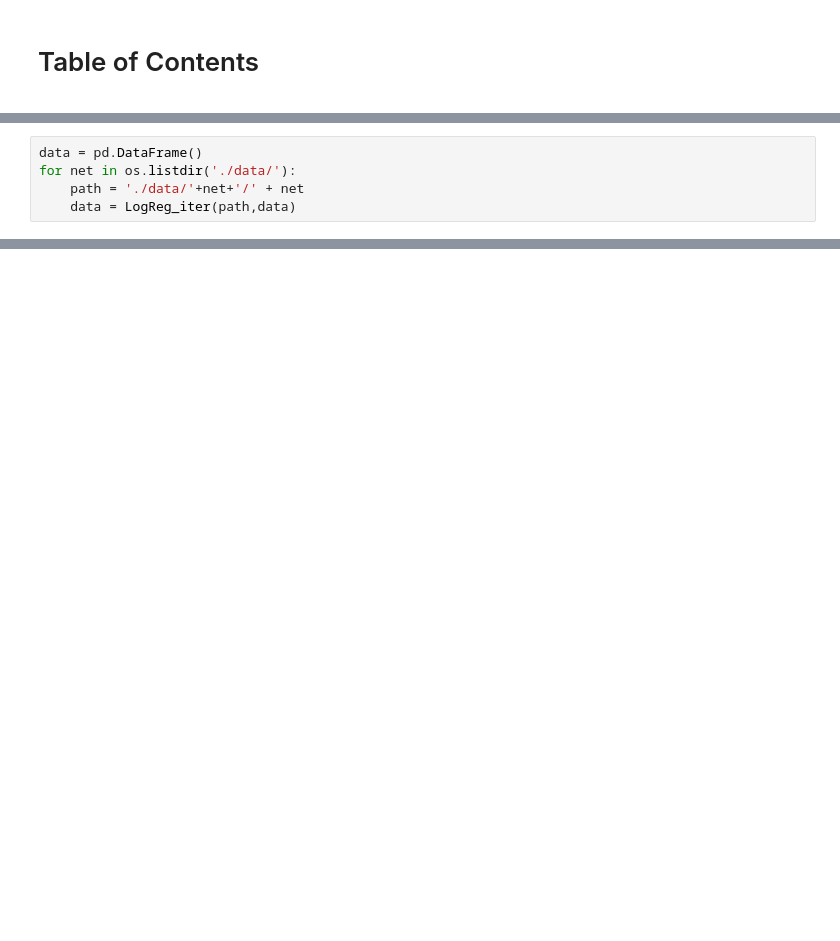
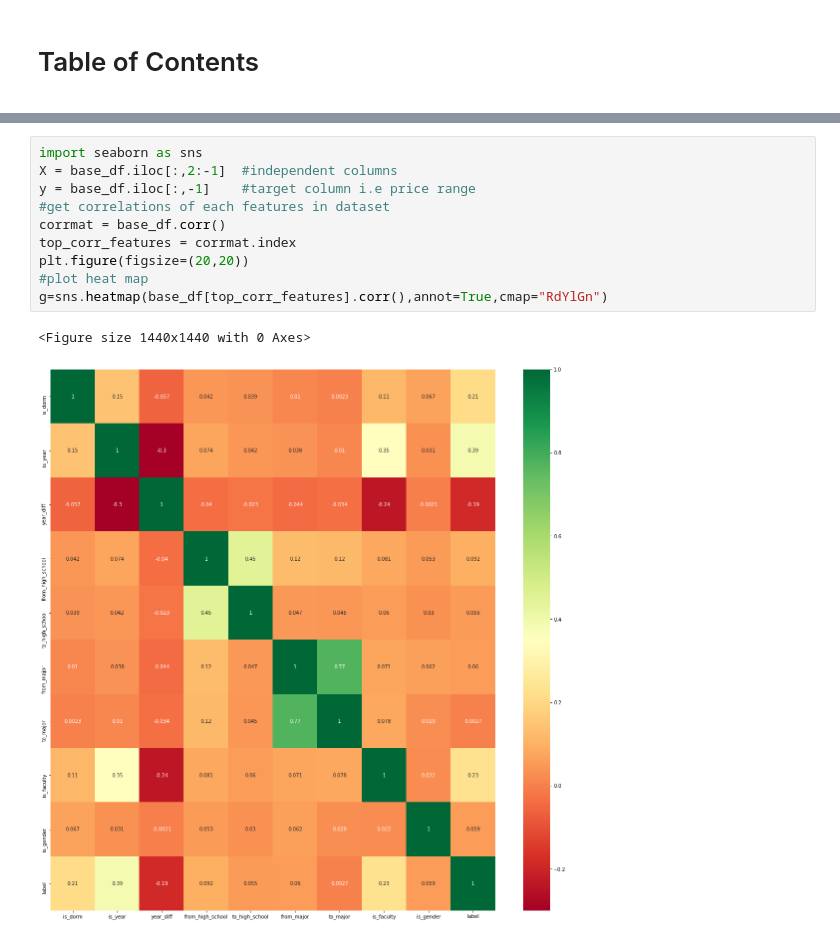
Before and after one commit to timpostuvan/link-prediction-facebook100, a Jupyter notebook: Feature Analysis.ipynb, the cells around one changed output, grey strips where cells are left out. Drawn from its saved outputs; the diff is of its cells as text; blank space fills up the shorter version.

```diff
--- a/Feature Analysis.ipynb
+++ b/Feature Analysis.ipynb
@@ -95,5 +3,0 @@ def ANN(data, columns):
-# %%
-data = pd.DataFrame()
-for net in os.listdir('./data/'):
-    path = './data/'+net+'/' + net
-    data = LogReg_iter(path,data)
@@ -246,0 +231,13 @@ COEFF: [[-1.23535957e-05  1.67781281e-01  1.88488708e-02 -2.51086101e-04
+# %%
+import seaborn as sns
+X = base_df.iloc[:,2:-1]  #independent columns
+y = base_df.iloc[:,-1]    #target column i.e price range
+#get correlations of each features in dataset
+corrmat = base_df.corr()
+top_corr_features = corrmat.index
+plt.figure(figsize=(20,20))
+#plot heat map
+g=sns.heatmap(base_df[top_corr_features].corr(),annot=True,cmap="RdYlGn")
+# %% [output]
+<Figure size 1440x1440 with 0 Axes>
+[figure, added]
```
Also changed, not shown: parts of 47 cells of this notebook, 2 other files.
